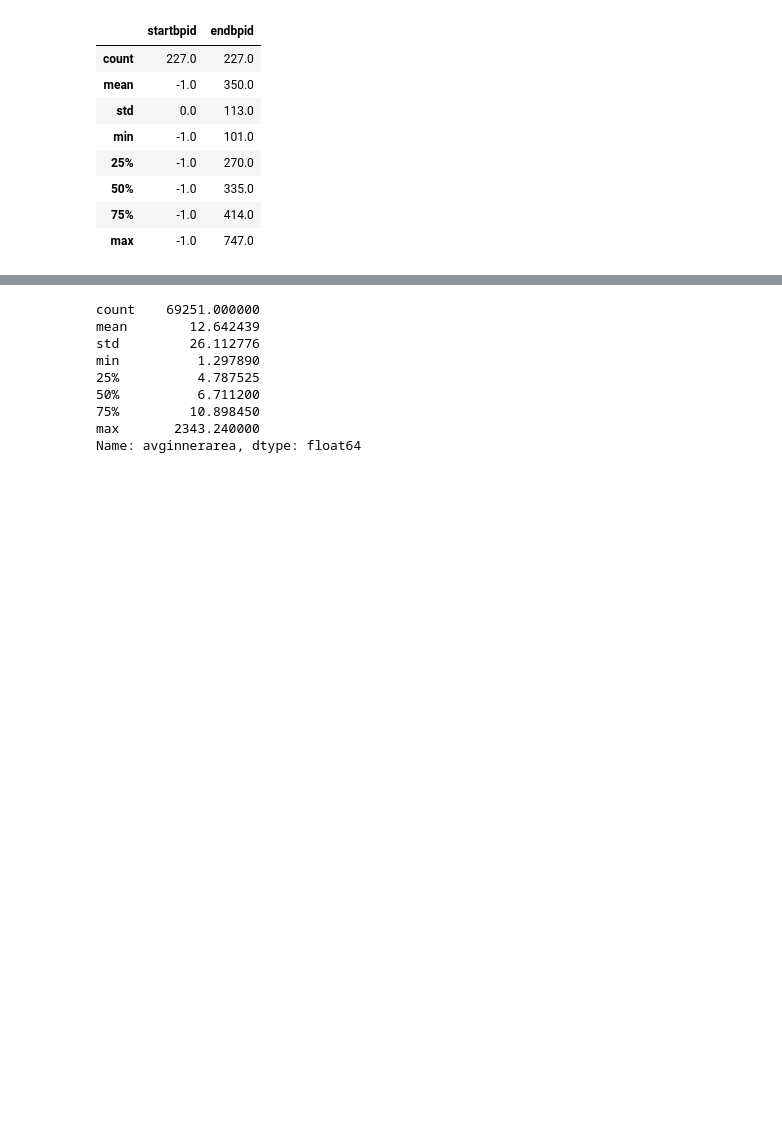
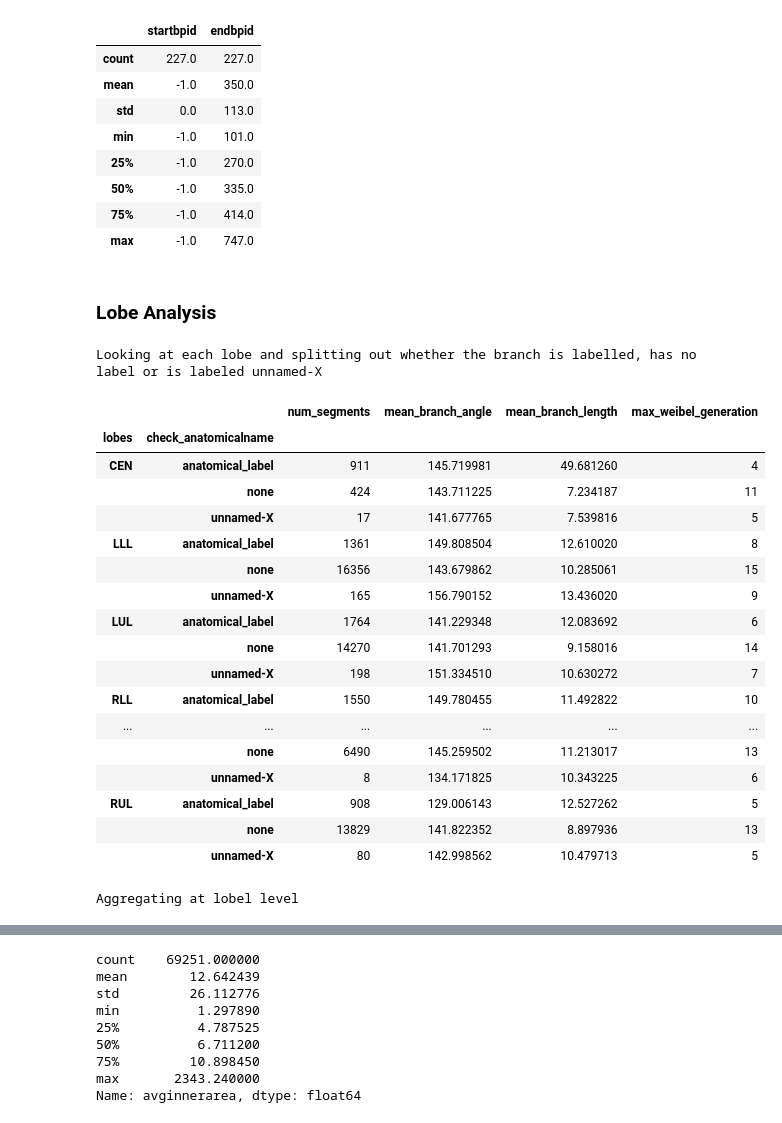
Before and after one commit to s-n-naik/airway_exploration, a Jupyter notebook: test.ipynb, the cells around one changed output, grey strips where cells are left out. Drawn from its saved outputs; the diff is of its cells as text; code cells hidden in the pictures; blank space fills up the shorter version.

```diff
--- a/test.ipynb
+++ b/test.ipynb
@@ -252,3 +292,73 @@ All branches start at trachea and end on segment number 350\pm 113
 | 50% | -1.0 | 335.0 |
 | 75% | -1.0 | 414.0 |
 | max | -1.0 | 747.0 |
+# %% [markdown]
+### Lobe Analysis
+# %%
+# branches per lobe, are there more labelled branches for some lobes?
+def real_name(x):
+    if x == "-":
+        return "none"
+    elif "unnamed-" in x:
+        return "unnamed-X"
+    else:
+        return "anatomical_label"
+
+branches_per_lobe_df = df.copy()
+branches_per_lobe_df["check_anatomicalname"] = branches_per_lobe_df["anatomicalname"].apply(lambda x: real_name(x))
+
+# branches_per_lobe_df["realanatomicalname"] =0
+# branches_per_lobe_df[ ~(
+#         (branches_per_lobe_df["anatomicalname"].str.lower().str.contains("unnamed"))| # filter dataframe to only look at normal labels
+#         (branches_per_lobe_df["anatomicalname"]=="-")
+#     )]["realanatomicalname"] = 1
+# branches_per_lobe_df.sort_values(by="realanatomicalname")
+per_lobe_analysis = branches_per_lobe_df.groupby(
+    [
+        pd.Grouper("lobes"),
+        pd.Grouper("check_anatomicalname")
+    ]
+).agg(
+    {
+        "idno":"count",
+        "angle": "mean",
+        "centerlinelength":"mean",
+        "weibel_generation":"max"
+    })
+per_lobe_analysis.rename(
+    {
+        "idno":"num_segments",
+        "angle":"mean_branch_angle",
+        "centerlinelength":"mean_branch_length",
+        "weibel_generation":"max_weibel_generation"
+    }, axis=1, inplace=True)
+print("Looking at each lobe and splitting out whether the branch is labelled, has no label or is labeled unnamed-X")
+display(per_lobe_analysis)
+print("Aggregating at lobel level")
+display(per_lobe_analysis.reset_index().groupby("lobes").agg({
+    "num_segments":"sum",
+    "max_weibel_generation":"max",
+"mean_branch_angle": ["mean", "std"],
+"mean_branch_length":  ["mean", "std"]}).reset_index().sort_values(by=("num_segments", "sum"), ascending=True)
+       )
+# %% [output]
+Looking at each lobe and splitting out whether the branch is labelled, has no label or is labeled unnamed-X
+|  |  | num_segments | mean_branch_angle | mean_branch_length | max_weibel_generation |
+| lobes | check_anatomicalname |  |  |  |  |
+| CEN | anatomical_label | 911 | 145.719981 | 49.681260 | 4 |
+|  | none | 424 | 143.711225 | 7.234187 | 11 |
+|  | unnamed-X | 17 | 141.677765 | 7.539816 | 5 |
+| LLL | anatomical_label | 1361 | 149.808504 | 12.610020 | 8 |
+|  | none | 16356 | 143.679862 | 10.285061 | 15 |
+|  | unnamed-X | 165 | 156.790152 | 13.436020 | 9 |
+| LUL | anatomical_label | 1764 | 141.229348 | 12.083692 | 6 |
+|  | none | 14270 | 141.701293 | 9.158016 | 14 |
+|  | unnamed-X | 198 | 151.334510 | 10.630272 | 7 |
+| RLL | anatomical_label | 1550 | 149.780455 | 11.492822 | 10 |
+| ... | ... | ... | ... | ... | ... |
+|  | none | 6490 | 145.259502 | 11.213017 | 13 |
+|  | unnamed-X | 8 | 134.171825 | 10.343225 | 6 |
+| RUL | anatomical_label | 908 | 129.006143 | 12.527262 | 5 |
+|  | none | 13829 | 141.822352 | 8.897936 | 13 |
+|  | unnamed-X | 80 | 142.998562 | 10.479713 | 5 |
+Aggregating at lobel level
```
Also changed, not shown: parts of 10 cells of this notebook.
